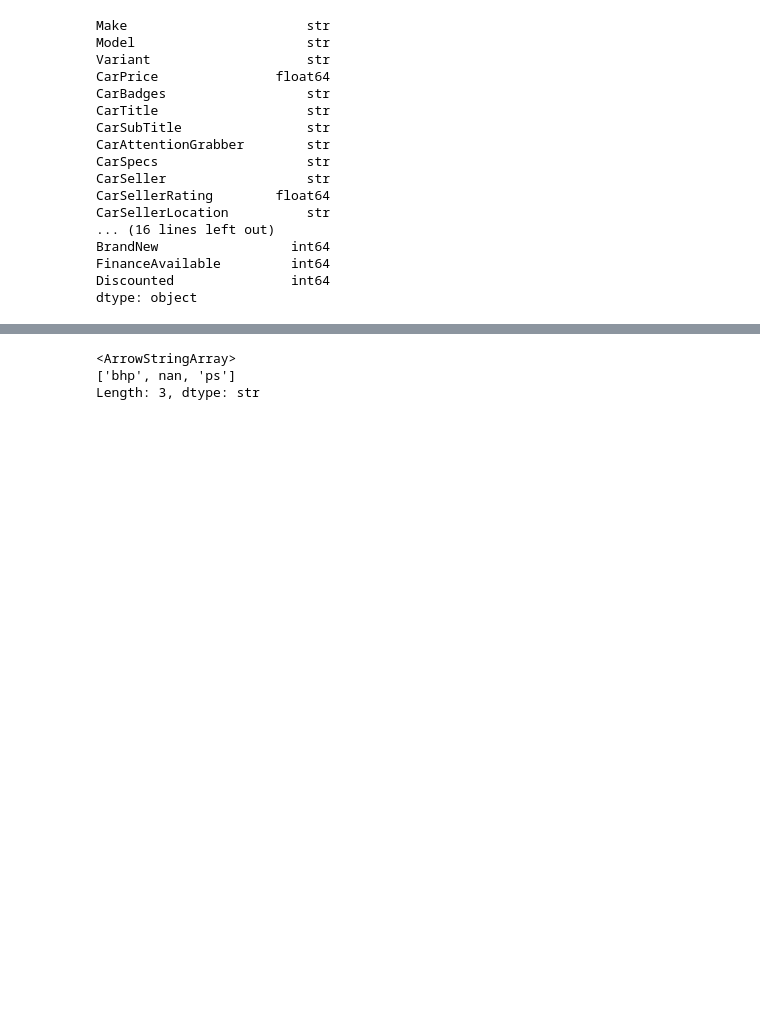
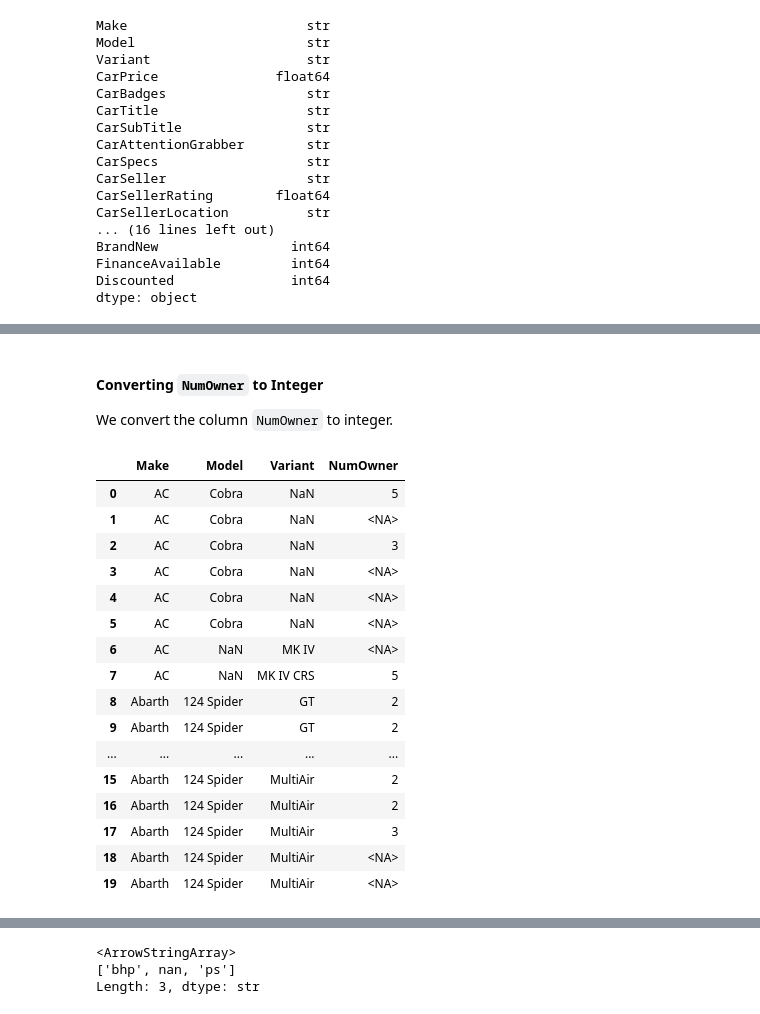
Before and after one commit to jenboc/used-car-price-prediction, a Jupyter notebook: notebooks/02_preparation.ipynb, the cells around one changed output, grey strips where cells are left out. Saved outputs shown, nothing was run; the diff lists cells and outputs as text; code cells hidden in the pictures; blank space fills up the shorter version.

```diff
--- a/notebooks/02_preparation.ipynb
+++ b/notebooks/02_preparation.ipynb
@@ -343,4 +102,0 @@ df.head()
-# %%
-# Replace empty strings with NaN
-df.loc[df["CarBadges"].str.strip().str.len() == 0, "CarBadges"] = df[df["CarBadges"].str.strip().str.len() == 0].map(lambda x: pd.NA)
-df.head()
@@ -359,3 +102,0 @@ The `Reg` column is a string which always contains the word 'reg' at the end. Th
-# %%
-df["Reg"] = df["Reg"].str.replace(" reg", "").str.upper()
-df.head(20)[["Make", "Model", "Reg", "Year"]]
@@ -482,0 +155,25 @@ $$
+# %% [markdown]
+#### Converting `NumOwner` to Integer
+
+We convert the column `NumOwner` to integer.
+# %%
+df["NumOwner"] = df["NumOwner"].astype(pd.Int64Dtype())
+df[["Make", "Model", "Variant", "NumOwner"]].head(20)
+# %% [output]
+|  | Make | Model | Variant | NumOwner |
+| 0 | AC | Cobra | NaN | 5 |
+| 1 | AC | Cobra | NaN | <NA> |
+| 2 | AC | Cobra | NaN | 3 |
+| 3 | AC | Cobra | NaN | <NA> |
+| 4 | AC | Cobra | NaN | <NA> |
+| 5 | AC | Cobra | NaN | <NA> |
+| 6 | AC | NaN | MK IV | <NA> |
+| 7 | AC | NaN | MK IV CRS | 5 |
+| 8 | Abarth | 124 Spider | GT | 2 |
+| 9 | Abarth | 124 Spider | GT | 2 |
+| ... | ... | ... | ... | ... |
+| 15 | Abarth | 124 Spider | MultiAir | 2 |
+| 16 | Abarth | 124 Spider | MultiAir | 2 |
+| 17 | Abarth | 124 Spider | MultiAir | 3 |
+| 18 | Abarth | 124 Spider | MultiAir | <NA> |
+| 19 | Abarth | 124 Spider | MultiAir | <NA> |
```
Also changed, not shown: parts of 100 cells of this notebook, 1 other file.
